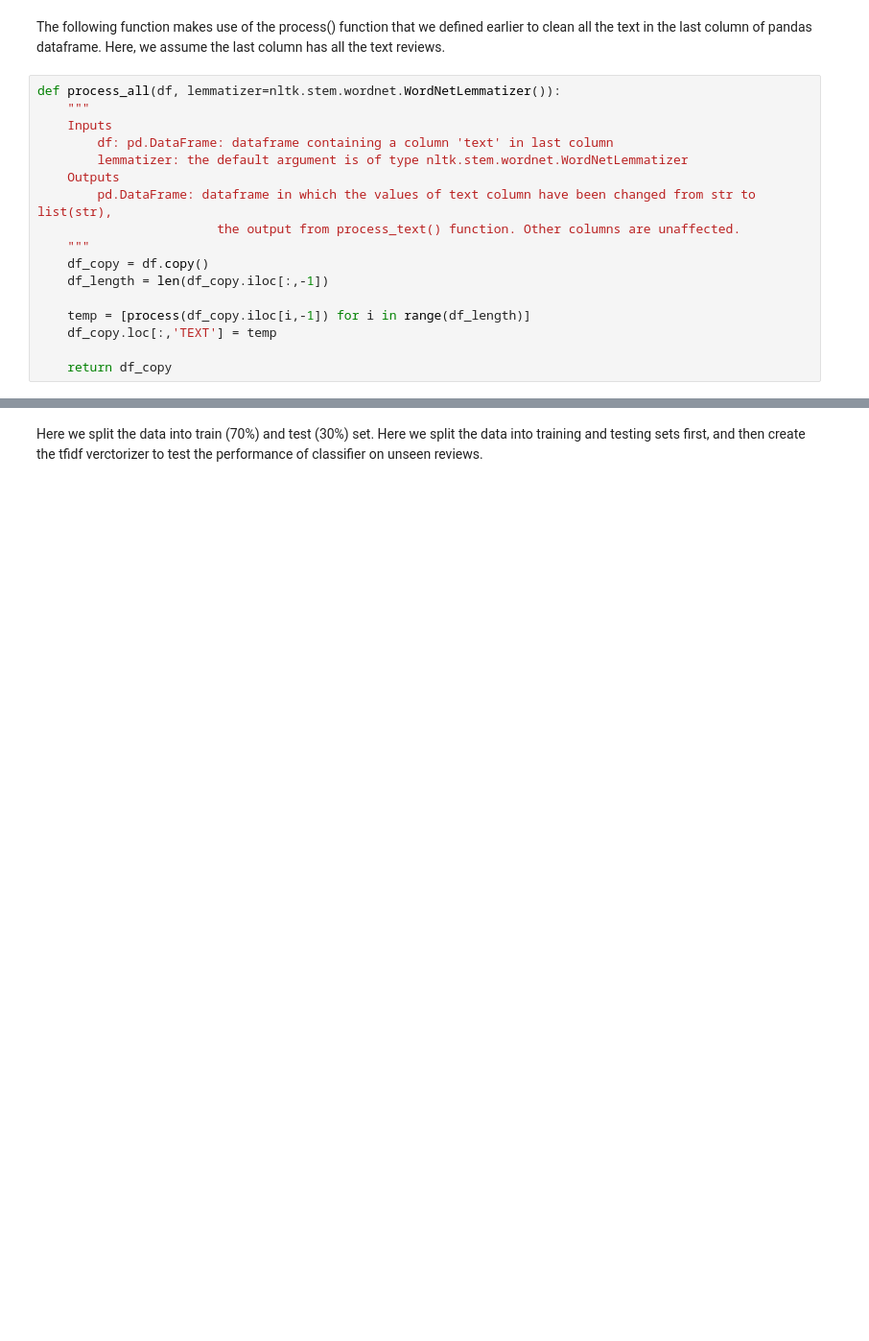
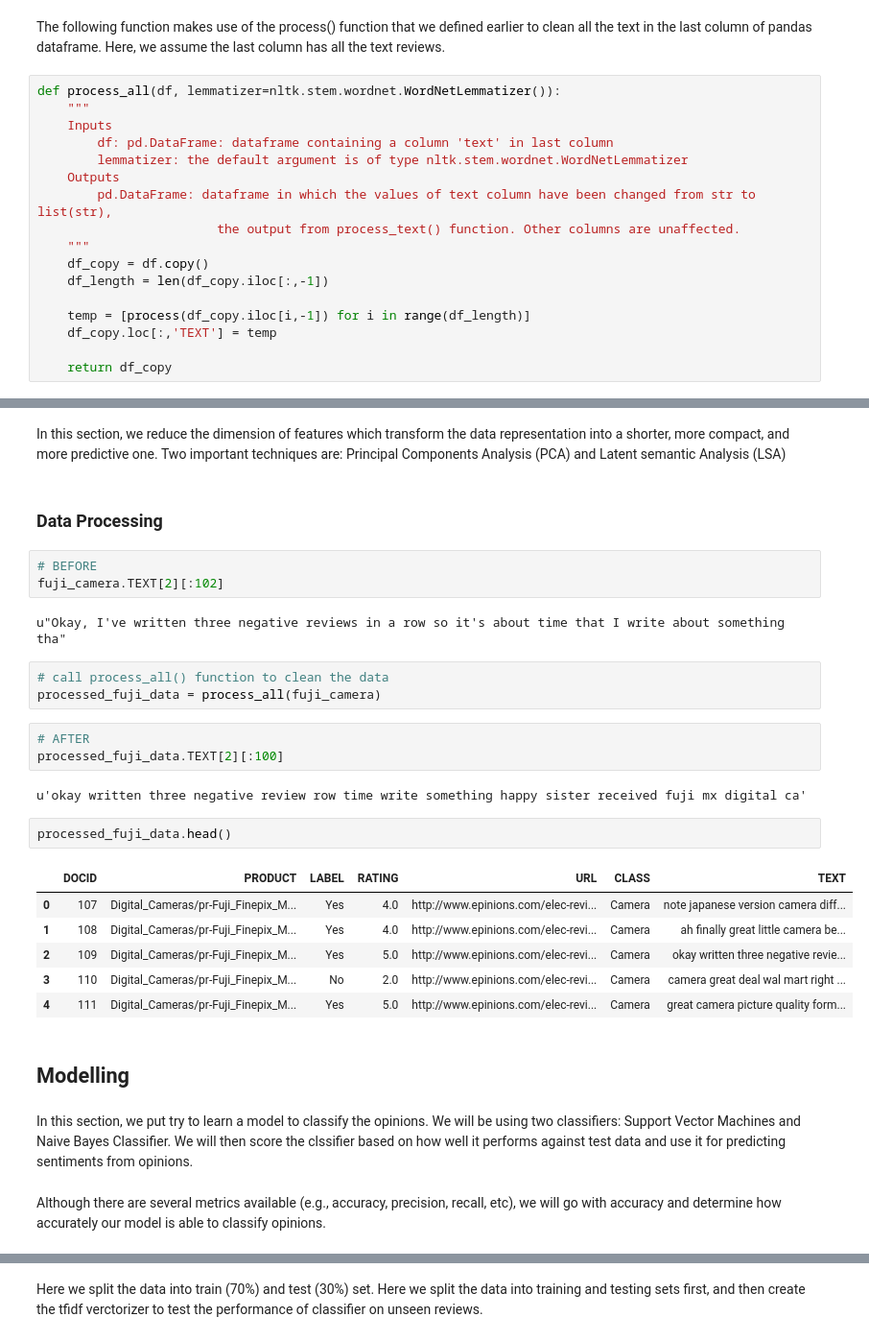
Before and after one commit to nikhilba/Epinions-Sentiment-Analysis, a Jupyter notebook: Analysis/Understanding sentiments in Epinions.ipynb, the cells around one changed output, grey strips where cells are left out. Shown at 96% size. Drawn from its saved outputs; the diff is of its cells as text; blank space fills up the shorter version.

```diff
--- a/Analysis/Understanding sentiments in Epinions.ipynb
+++ b/Analysis/Understanding sentiments in Epinions.ipynb
@@ -236,0 +331,32 @@ processed.head()
+# %% [markdown]
+In this section, we reduce the dimension of features which transform the data representation into a shorter, more compact, and more predictive one. Two important techniques are: Principal Components Analysis (PCA) and Latent semantic Analysis (LSA)
+# %% [markdown]
+### Data Processing
+# %%
+# BEFORE
+fuji_camera.TEXT[2][:102]
+# %% [output]
+u"Okay, I've written three negative reviews in a row so it's about time that I write about something tha"
+# %%
+# call process_all() function to clean the data
+processed_fuji_data = process_all(fuji_camera)
+# %%
+# AFTER
+processed_fuji_data.TEXT[2][:100]
+# %% [output]
+u'okay written three negative review row time write something happy sister received fuji mx digital ca'
+# %%
+processed_fuji_data.head()
+# %% [output]
+|  | DOCID | PRODUCT | LABEL | RATING | URL | CLASS | TEXT |
+| 0 | 107 | Digital_Cameras/pr-Fuji_Finepix_M... | Yes | 4.0 | http://www.epinions.com/elec-revi... | Camera | note japanese version camera diff... |
+| 1 | 108 | Digital_Cameras/pr-Fuji_Finepix_M... | Yes | 4.0 | http://www.epinions.com/elec-revi... | Camera | ah finally great little camera be... |
+| 2 | 109 | Digital_Cameras/pr-Fuji_Finepix_M... | Yes | 5.0 | http://www.epinions.com/elec-revi... | Camera | okay written three negative revie... |
+| 3 | 110 | Digital_Cameras/pr-Fuji_Finepix_M... | No | 2.0 | http://www.epinions.com/elec-revi... | Camera | camera great deal wal mart right ... |
+| 4 | 111 | Digital_Cameras/pr-Fuji_Finepix_M... | Yes | 5.0 | http://www.epinions.com/elec-revi... | Camera | great camera picture quality form... |
+# %% [markdown]
+## Modelling
+# %% [markdown]
+In this section, we put try to learn a model to classify the opinions. We will be using two classifiers: Support Vector Machines and Naive Bayes Classifier. We will then score the clssifier based on how well it performs against test data and use it for predicting sentiments from opinions.
+# %% [markdown]
+Although there are several metrics available (e.g., accuracy, precision, recall, etc), we will go with accuracy and determine how accurately our model is able to classify opinions.
```
Also changed, not shown: parts of 106 cells of this notebook.
